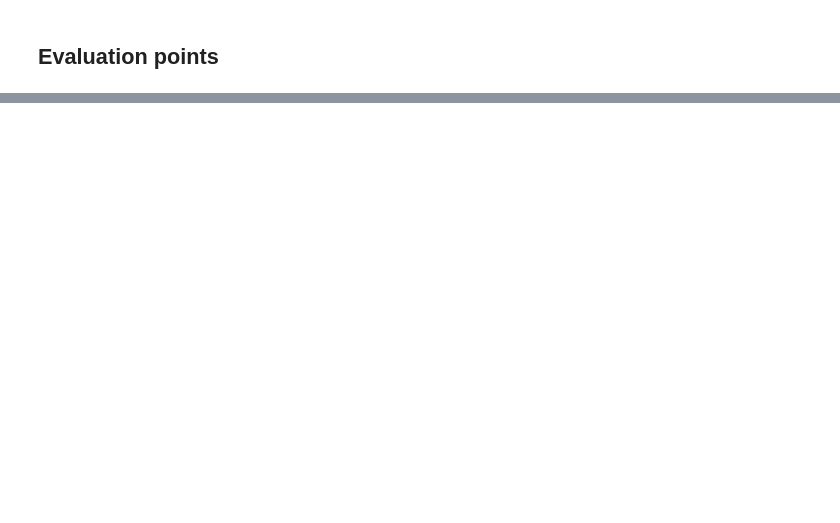
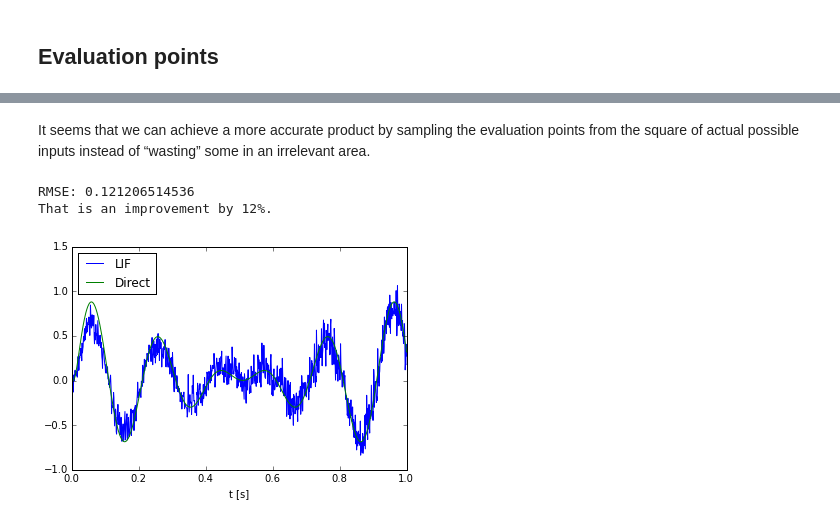
Before and after one commit to ctn-archive/technical-reports, a Jupyter notebook: Implementing-multiplications-in-the-NEF.ipynb, the cells around one changed output, grey strips where cells are left out. Cells and saved outputs as stored; diff of their text form; code cells hidden in the pictures; blank space fills up the shorter version.

```diff
--- a/Implementing-multiplications-in-the-NEF.ipynb
+++ b/Implementing-multiplications-in-the-NEF.ipynb
@@ -171,0 +183,9 @@ That is an improvement by 45%.
+# %% [markdown]
+It seems that we can achieve a more accurate product by sampling the evaluation points from the square of actual possible inputs instead of “wasting” some in an irrelevant area.
+# %%
+rmse_square = repeated_benchmark(eval_points=nengo.dists.Uniform(-1 / np.sqrt(2.), 1 / np.sqrt(2.)))
+print "That is an improvement by {0:.0f}%.".format((1. - rmse_square / rmse_naive) * 100.)
+# %% [output]
+RMSE: 0.121206514536
+That is an improvement by 12%.
+[figure, added]
```
Also changed, not shown: parts of 62 cells of this notebook.
